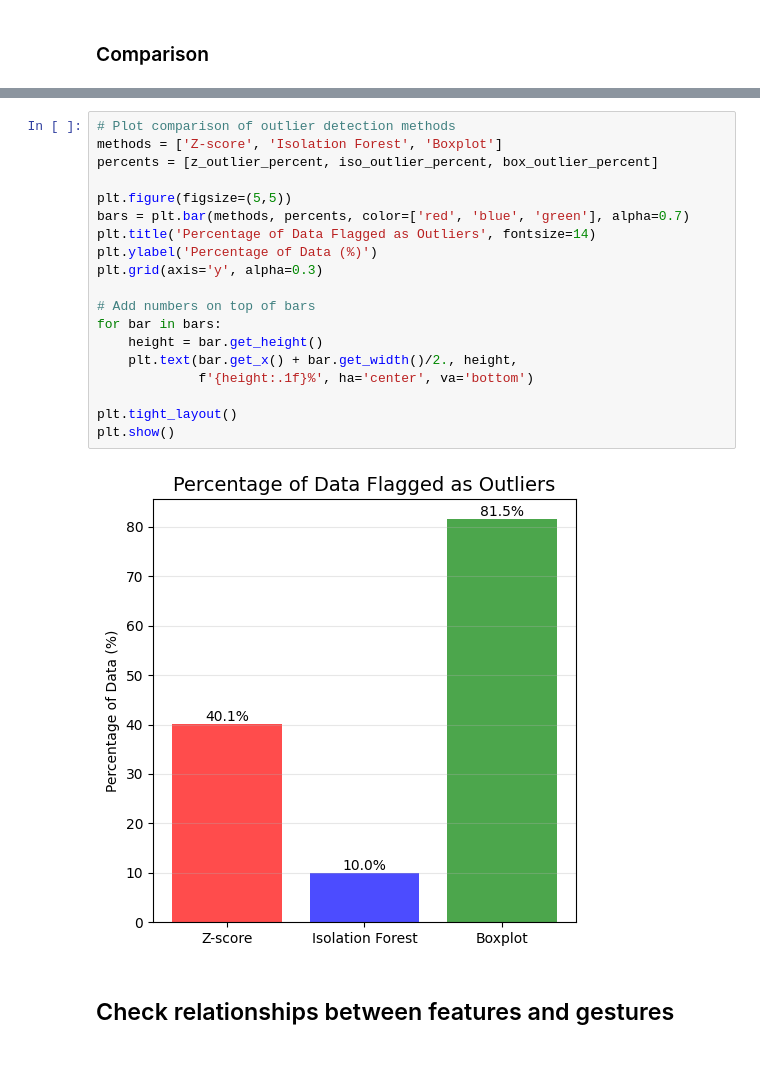
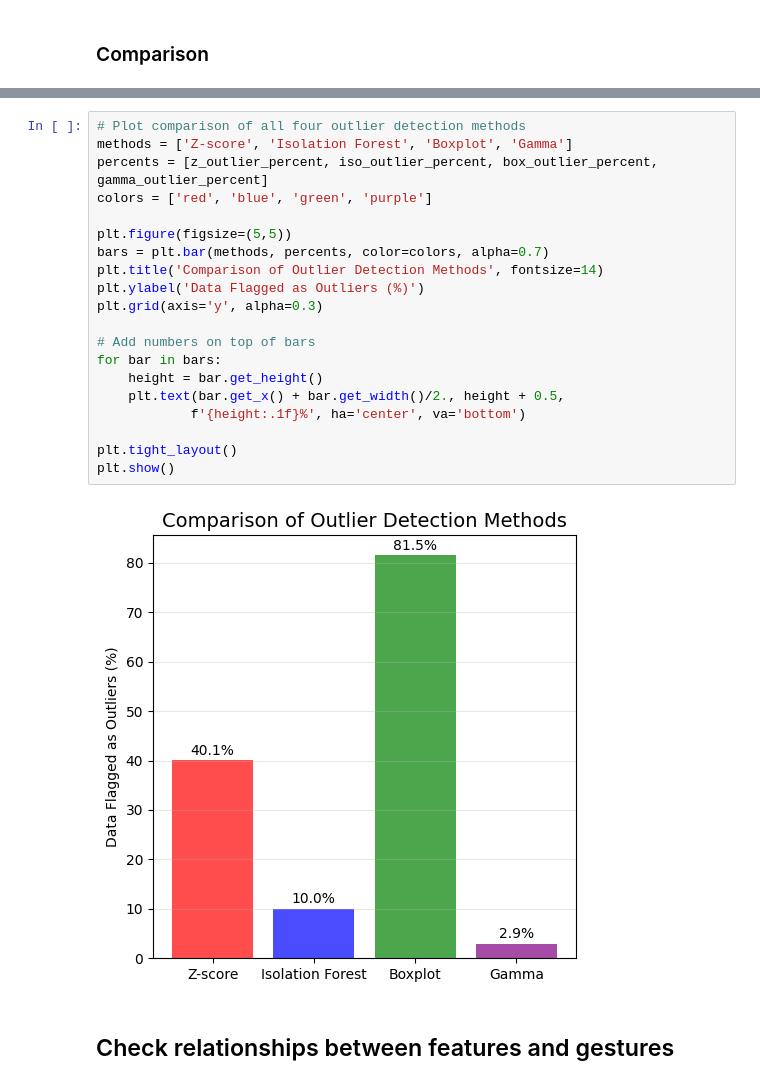
Before and after one commit to Erdos-Projects/fall-2025-gesture-recognition, a Jupyter notebook: notebooks/eda_DRAFT.ipynb, the cells around one changed output, grey strips where cells are left out. Drawn from its saved outputs; the diff is of its cells as text.

Commit message:
Added Gaussian distribution for outlier detection

```diff
--- a/notebooks/eda_DRAFT.ipynb
+++ b/notebooks/eda_DRAFT.ipynb
@@ -500,24 +705,25 @@ Boxplot (IQR) method: 113587 outliers (81.5%)
 # %%
-# Plot comparison of outlier detection methods
-methods = ['Z-score', 'Isolation Forest', 'Boxplot']
-percents = [z_outlier_percent, iso_outlier_percent, box_outlier_percent]
+# Plot comparison of all four outlier detection methods
+methods = ['Z-score', 'Isolation Forest', 'Boxplot', 'Gamma']
+percents = [z_outlier_percent, iso_outlier_percent, box_outlier_percent, gamma_outlier_percent]
+colors = ['red', 'blue', 'green', 'purple']
 
 plt.figure(figsize=(5,5))
-bars = plt.bar(methods, percents, color=['red', 'blue', 'green'], alpha=0.7)
-plt.title('Percentage of Data Flagged as Outliers', fontsize=14)
-plt.ylabel('Percentage of Data (%)')
+bars = plt.bar(methods, percents, color=colors, alpha=0.7)
+plt.title('Comparison of Outlier Detection Methods', fontsize=14)
+plt.ylabel('Data Flagged as Outliers (%)')
 plt.grid(axis='y', alpha=0.3)
 
 # Add numbers on top of bars
 for bar in bars:
     height = bar.get_height()
-    plt.text(bar.get_x() + bar.get_width()/2., height,
-             f'{height:.1f}%', ha='center', va='bottom')
+    plt.text(bar.get_x() + bar.get_width()/2., height + 0.5,
+            f'{height:.1f}%', ha='center', va='bottom')
 
 plt.tight_layout()
 plt.show()
 # %% [output]
-[figure, old version]
+[figure, new version]
 # %% [markdown]
 ## Check relationships between features and gestures
 # %%
```
Also changed, not shown: parts of 18 cells of this notebook.
